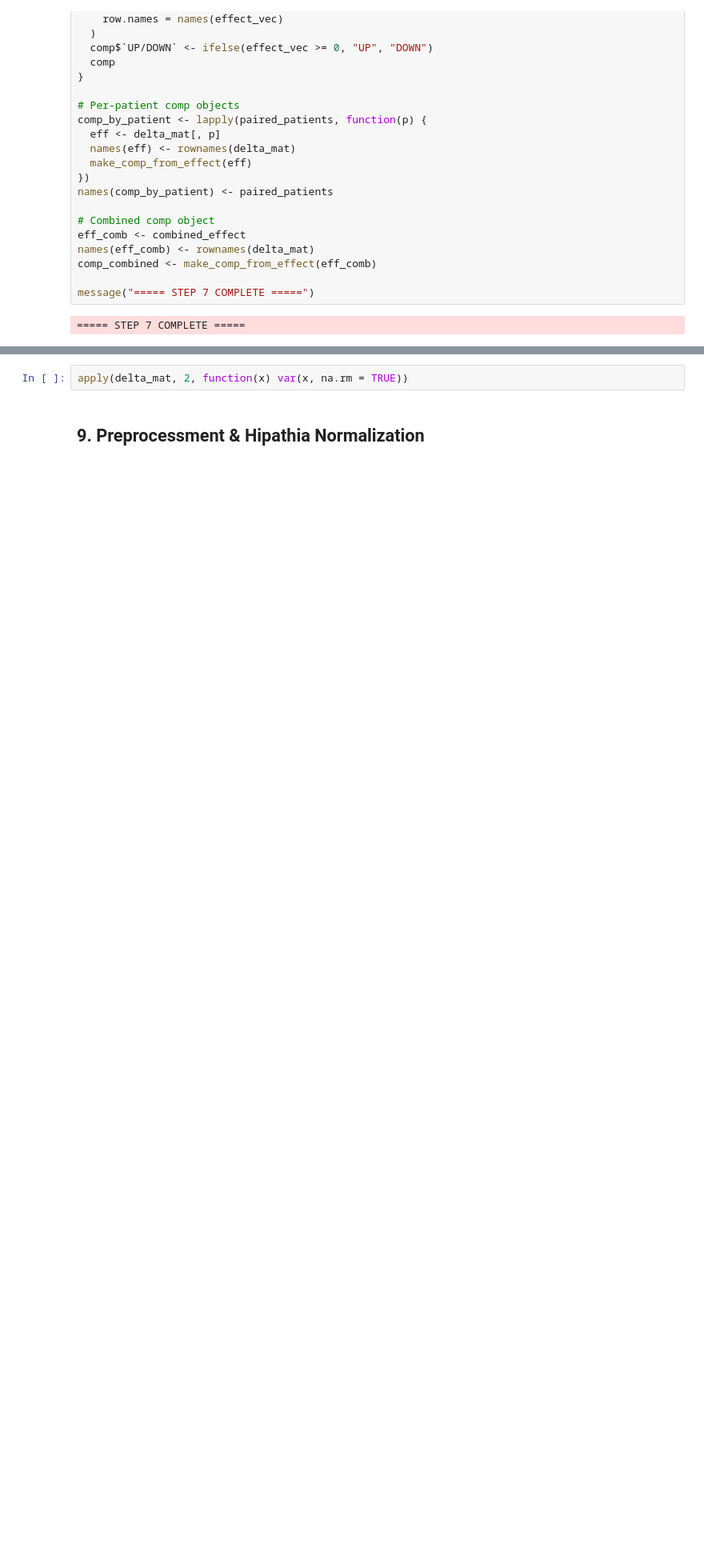
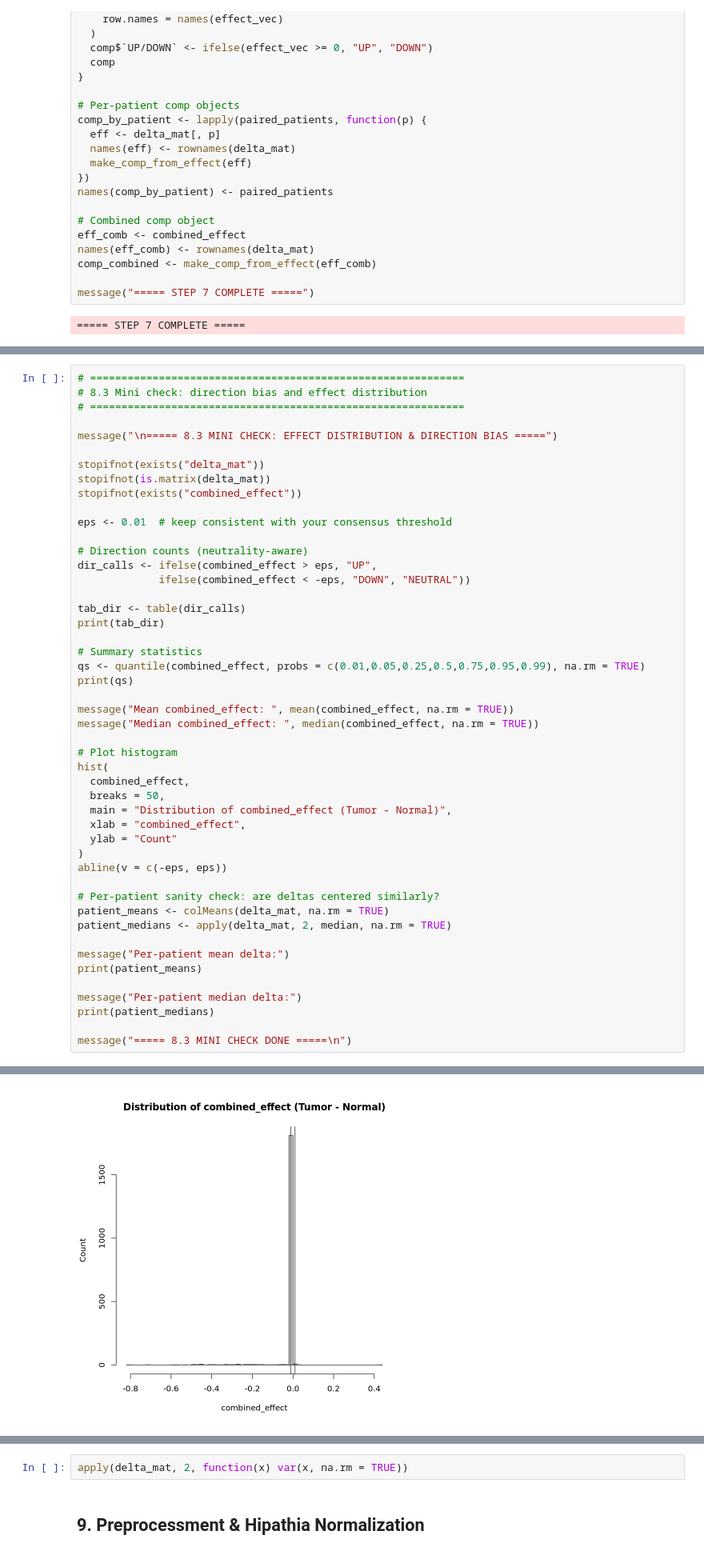
Before and after one commit to BennetDub/mein-r-projekt, a Jupyter notebook: Hipathia withou PB.ipynb, the cells around one changed output, grey strips where cells are left out. Shown at 80% size. Cells and saved outputs as stored; diff of their text form; blank space fills up the shorter version.

```diff
--- a/Hipathia withou PB.ipynb
+++ b/Hipathia withou PB.ipynb
@@ -770,0 +1010,49 @@ message("===== STEP 7 COMPLETE =====")
+# %%
+# ============================================================
+# 8.3 Mini check: direction bias and effect distribution
+# ============================================================
+
+message("\n===== 8.3 MINI CHECK: EFFECT DISTRIBUTION & DIRECTION BIAS =====")
+
+stopifnot(exists("delta_mat"))
+stopifnot(is.matrix(delta_mat))
+stopifnot(exists("combined_effect"))
+
+eps <- 0.01  # keep consistent with your consensus threshold
+
+# Direction counts (neutrality-aware)
+dir_calls <- ifelse(combined_effect > eps, "UP",
+             ifelse(combined_effect < -eps, "DOWN", "NEUTRAL"))
+
+tab_dir <- table(dir_calls)
+print(tab_dir)
+
+# Summary statistics
+qs <- quantile(combined_effect, probs = c(0.01,0.05,0.25,0.5,0.75,0.95,0.99), na.rm = TRUE)
+print(qs)
+
+message("Mean combined_effect: ", mean(combined_effect, na.rm = TRUE))
+message("Median combined_effect: ", median(combined_effect, na.rm = TRUE))
+
+# Plot histogram
+hist(
+  combined_effect,
+  breaks = 50,
+  main = "Distribution of combined_effect (Tumor - Normal)",
+  xlab = "combined_effect",
+  ylab = "Count"
+)
+abline(v = c(-eps, eps))
+
+# Per-patient sanity check: are deltas centered similarly?
+patient_means <- colMeans(delta_mat, na.rm = TRUE)
+patient_medians <- apply(delta_mat, 2, median, na.rm = TRUE)
+
+message("Per-patient mean delta:")
+print(patient_means)
+
+message("Per-patient median delta:")
+print(patient_medians)
+
+message("===== 8.3 MINI CHECK DONE =====\n")
+# %% [output]
@@ -770,0 +1076 @@ message("===== STEP 7 COMPLETE =====")
+[figure, added]
```
Also changed, not shown: parts of 12 cells of this notebook.
